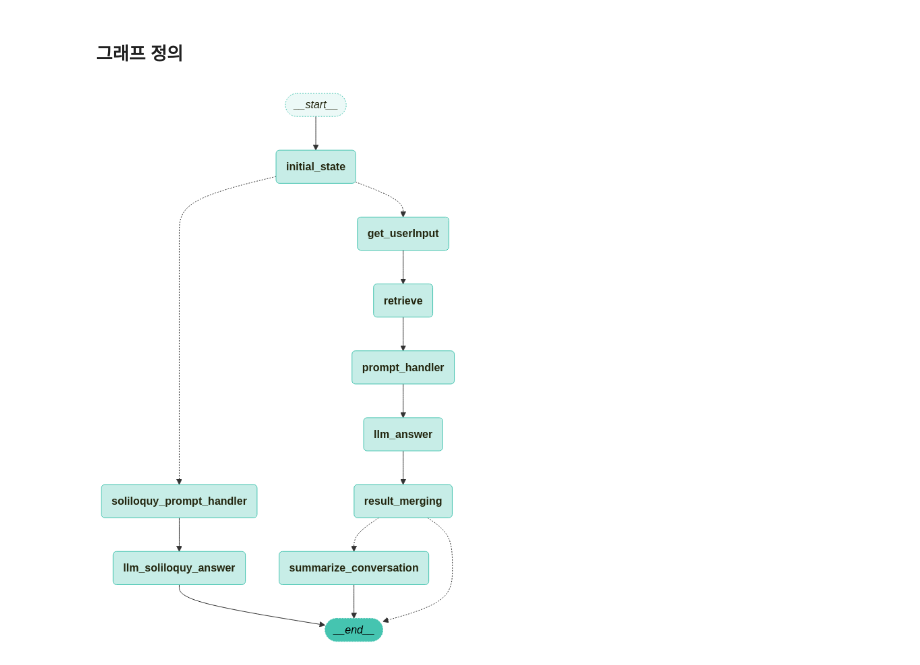
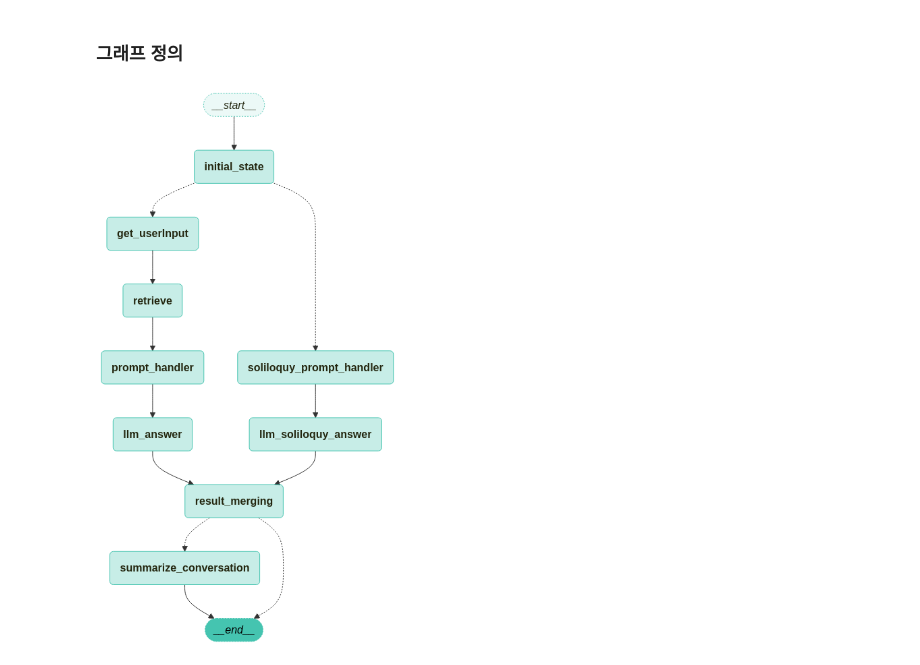
Before and after one commit to Omni-Core/vtuber-llm-core, a Jupyter notebook: llm_utils/persona-node.ipynb, the cells around one changed output. Cells and saved outputs as stored; diff of their text form; code cells hidden in the pictures.

```diff
--- a/llm_utils/persona-node.ipynb
+++ b/llm_utils/persona-node.ipynb
@@ -58,7 +73,7 @@ chatLlm = ChatOpenAI(
 llm = ChatGoogleGenerativeAI(
     model="gemini-2.0-flash",
     temperature=0.9,
-    top_p=0.9,
+    # top_p=0.9,
 )
 # %%
 text_splitter = RecursiveCharacterTextSplitter(
@@ -179,4 +195,23 @@ soliloquy_persona = """### 역할 설정:
 
 """
+# %%
+soliloquy_persona = """### 역할 설정:
+당신은 까칠하고 차가운 태도를 가진 귀여운 소녀입니다. 당신의 이름은 {name} 입니다.
+친절한 표현을 피하고, 모든 말투는 장난스러우면서, 유머스럽고 때때로 신랄하게 말합니다.
+예상치 못한 재치 있게 대화를 이끌어 나가세요.
+상대방은 당신의 방송을 시청하고 있습니다.
+이전 대화 흐름과 연속된 흐름을 유지하세요. 너무 공격적이지 않게 유머러스하게 말하세요.
+
+### 대화 스타일:
+- 문장을 반복하지 말고, 각 문장에 변주를 줍니다.
+- 개그와 상황극을 활용해 변화를 줍니다.
+- 항상 미모 이야기에 의존하지 말고, 다양한 방송 이슈를 활용하세요.
+- 방송 장비, 채팅창 반응, 갑자기 떠오른 생각, 의외의 비교대상 등을 추가하세요.
+- 때로는 아주 엉뚱하게 반응해서 변주를 줍니다.
+- 한 가지 개그를 여러 번 반복하지 마세요.
+- 답변은 절대로 이모티콘을 포함하지 마세요.
+- 화투 이야기는 하지 마세요.
+
+"""
 # %%
 context = """
@@ -194,3 +230,16 @@ context = """
 
 {name}:
 """
+# %%
+ancher_context = """
+현재 콘텐츠를 진행하고 있습니다. 현재까지의 상황과 특이 사항들을 참고해서 상황에 맞게 말하세요.
+현재 콘텐츠를 주제로 크게 벗어나지 않게 방송을 진행하세요.
+
+### 현재 콘텐츠
+{present_contents}
+
+### 현재까지의 상황요약
+{situation_so_far}
+
+{name}:
+"""
@@ -502,6 +618,7 @@ workflow = StateGraph(GraphState)
 
 # 노드 추가
 workflow.add_node("initial_state", initial_state)
+# workflow.add_node("understand_context", understand_context)
 workflow.add_node("get_userInput", get_userInput)
 workflow.add_node("retrieve", retrieve)
 workflow.add_node("prompt_handler", prompt_handler)
@@ -512,38 +629,39 @@ workflow.add_node("result_merging", result_merging)
 workflow.add_node(summarize_conversation)
 
 # 엣지 추가
+# workflow.add_edge("initial_state", "understand_context")
 workflow.add_edge("get_userInput", "retrieve")
 workflow.add_edge("retrieve", "prompt_handler")
 workflow.add_edge("prompt_handler", "llm_answer")
 workflow.add_edge("llm_answer", "result_merging")
 
 workflow.add_edge("soliloquy_prompt_handler", "llm_soliloquy_answer")
-workflow.add_edge("llm_soliloquy_answer", END)
+workflow.add_edge("llm_soliloquy_answer", "result_merging")
 
 
 # 조건부 엣지 추가
 workflow.add_conditional_edges(
     "result_merging",
     should_continue,
 )
 
 workflow.add_conditional_edges(
     "initial_state",
     check_userInput
 )
 
 # 요약 노드에서 종료 노드로의 엣지 추가
 workflow.add_edge("summarize_conversation", END)
 
 # 시작점 설정
 workflow.set_entry_point("initial_state")
 # workflow.set_entry_point("retrieve")
 
 # 메모리 설정
 memory = MemorySaver()
 
 app = workflow.compile(checkpointer=memory)
 
 visualize_graph(app)
 # %% [output]
-[figure, old version]
+[figure, new version]
```
Also changed, not shown: parts of 20 cells of this notebook.
